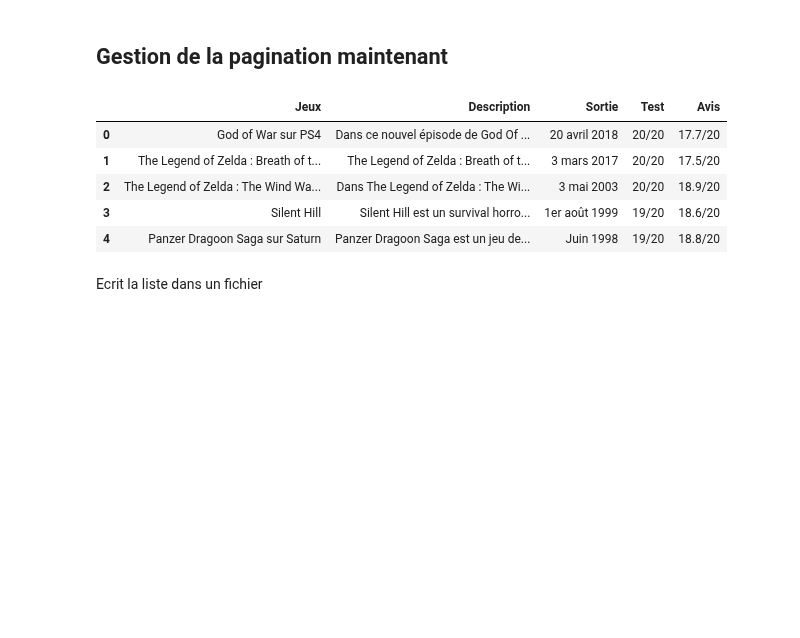
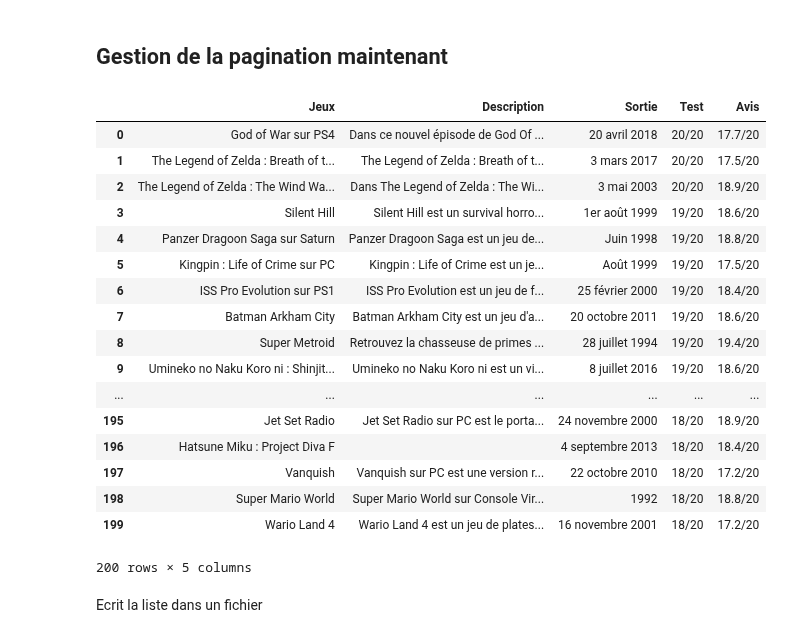
Before and after one commit to valparaizo/python_tutos, a Jupyter notebook: webscraping/wscrap_1.ipynb, the cells around one changed output. Drawn from its saved outputs; the diff is of its cells as text; code cells hidden in the pictures; blank space fills up the shorter version.

```diff
--- a/webscraping/wscrap_1.ipynb
+++ b/webscraping/wscrap_1.ipynb
@@ -142,23 +142,35 @@ getPage('http://www.jeuxvideo.com/meilleurs/')
 # %% [markdown]
 ## Gestion de la pagination maintenant
 # %%
-nbPages = 40
+nbPages = 10
 def getPages(_nbPages, _url):
     liste_finale = pd.DataFrame()
     for i in range (_nbPages):
         liste = getPage(_url + '?p=' + str(i+1))
         liste_finale = pd.concat([liste_finale, liste], ignore_index=True)
     return liste_finale
 
 liste_totale = getPages(nbPages, 'http://www.jeuxvideo.com/meilleurs/')
-liste_totale.head()
+liste_totale
 # %% [output]
 |  | Jeux | Description | Sortie | Test | Avis |
 | 0 | God of War sur PS4 | Dans ce nouvel épisode de God Of ... | 20 avril 2018 | 20/20 | 17.7/20 |
 | 1 | The Legend of Zelda : Breath of t... | The Legend of Zelda : Breath of t... | 3 mars 2017 | 20/20 | 17.5/20 |
 | 2 | The Legend of Zelda : The Wind Wa... | Dans The Legend of Zelda : The Wi... | 3 mai 2003 | 20/20 | 18.9/20 |
 | 3 | Silent Hill | Silent Hill est un survival horro... | 1er août 1999 | 19/20 | 18.6/20 |
 | 4 | Panzer Dragoon Saga sur Saturn | Panzer Dragoon Saga est un jeu de... | Juin 1998 | 19/20 | 18.8/20 |
+| 5 | Kingpin : Life of Crime sur PC | Kingpin : Life of Crime est un je... | Août 1999 | 19/20 | 17.5/20 |
+| 6 | ISS Pro Evolution sur PS1 | ISS Pro Evolution est un jeu de f... | 25 février 2000 | 19/20 | 18.4/20 |
+| 7 | Batman Arkham City | Batman Arkham City est un jeu d'a... | 20 octobre 2011 | 19/20 | 18.6/20 |
+| 8 | Super Metroid | Retrouvez la chasseuse de primes ... | 28 juillet 1994 | 19/20 | 19.4/20 |
+| 9 | Umineko no Naku Koro ni : Shinjit... | Umineko no Naku Koro ni est un vi... | 8 juillet 2016 | 19/20 | 18.6/20 |
+| ... | ... | ... | ... | ... | ... |
+| 195 | Jet Set Radio | Jet Set Radio sur PC est le porta... | 24 novembre 2000 | 18/20 | 18.9/20 |
+| 196 | Hatsune Miku : Project Diva F |  | 4 septembre 2013 | 18/20 | 18.4/20 |
+| 197 | Vanquish | Vanquish sur PC est une version r... | 22 octobre 2010 | 18/20 | 17.2/20 |
+| 198 | Super Mario World | Super Mario World sur Console Vir... | 1992 | 18/20 | 18.8/20 |
+| 199 | Wario Land 4 | Wario Land 4 est un jeu de plates... | 16 novembre 2001 | 18/20 | 17.2/20 |
+200 rows × 5 columns
 # %% [markdown]
 Ecrit la liste dans un fichier
 # %%
```
Also changed, not shown: 1 other file.
